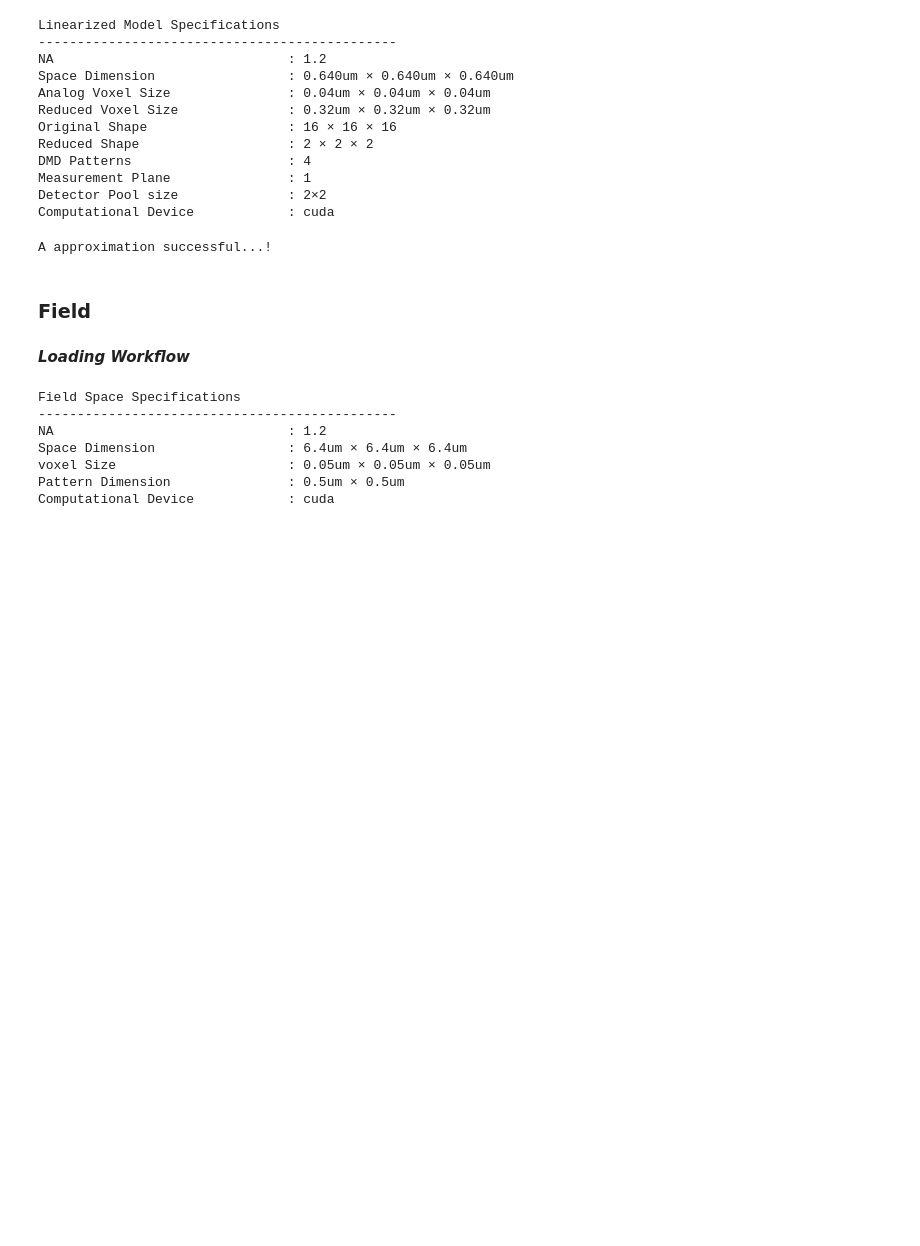
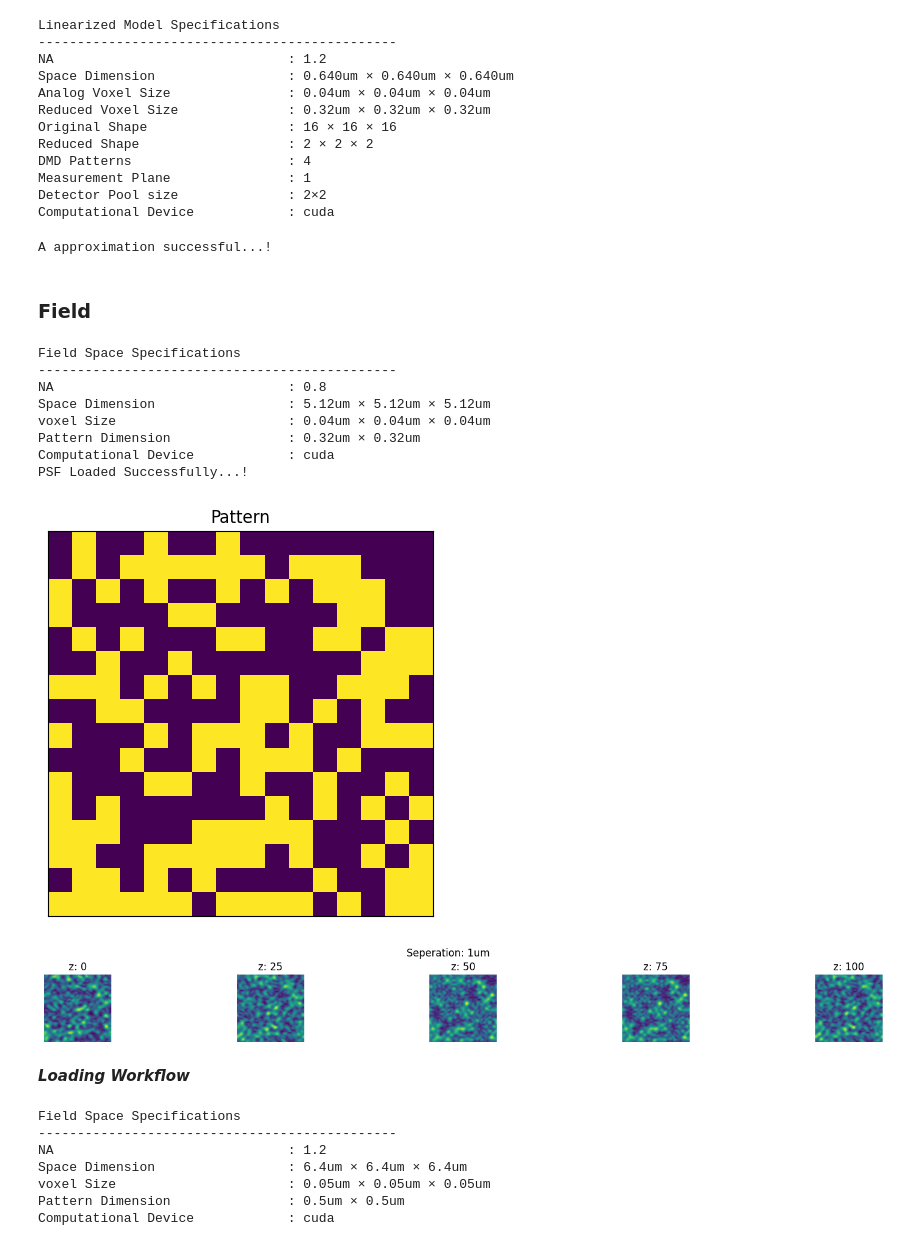
Before and after one commit to sanjith1999/FRIS, a Jupyter notebook: demo.ipynb, the cells around one changed output. Drawn from its saved outputs; the diff is of its cells as text; code cells hidden in the pictures; blank space fills up the shorter version.

```diff
--- a/demo.ipynb
+++ b/demo.ipynb
@@ -163,25 +176,36 @@ A approximation successful...!
 # %%
 from libs.forward_lib.field_model import FieldModel
 
 # Parameter Initialization
 nx, ny, nz = 128, 128, 128
 FM = FieldModel(nx, ny, nz)
 
 # Model Parameters
 print(FM)
 
 # PSF Calculation & Field Propagation
 FM.propagate_field()
 
 # Visualizing DMD pattern
 FM.dmd.visualize_patterns()
 
 
 # Visualize at Feild at Certain Seperation
 FM.visualize_at_seperation(seperation=1)
 
 # Saving the Field Space Matrix
-FM.save_object_space(it = 5000)
+FM.save_object_space(it = 102)
+# %% [output]
+Field Space Specifications
+----------------------------------------------
+NA                              : 0.8
+Space Dimension                 : 5.12um × 5.12um × 5.12um
+voxel Size                      : 0.04um × 0.04um × 0.04um
+Pattern Dimension               : 0.32um × 0.32um
+Computational Device            : cuda
+PSF Loaded Successfully...!
+[figure, added]
+[figure, added]
 # %% [markdown]
 ***Loading Workflow***
 # %%
```
Also changed, not shown: parts of 4 cells of this notebook, 7 other files.
